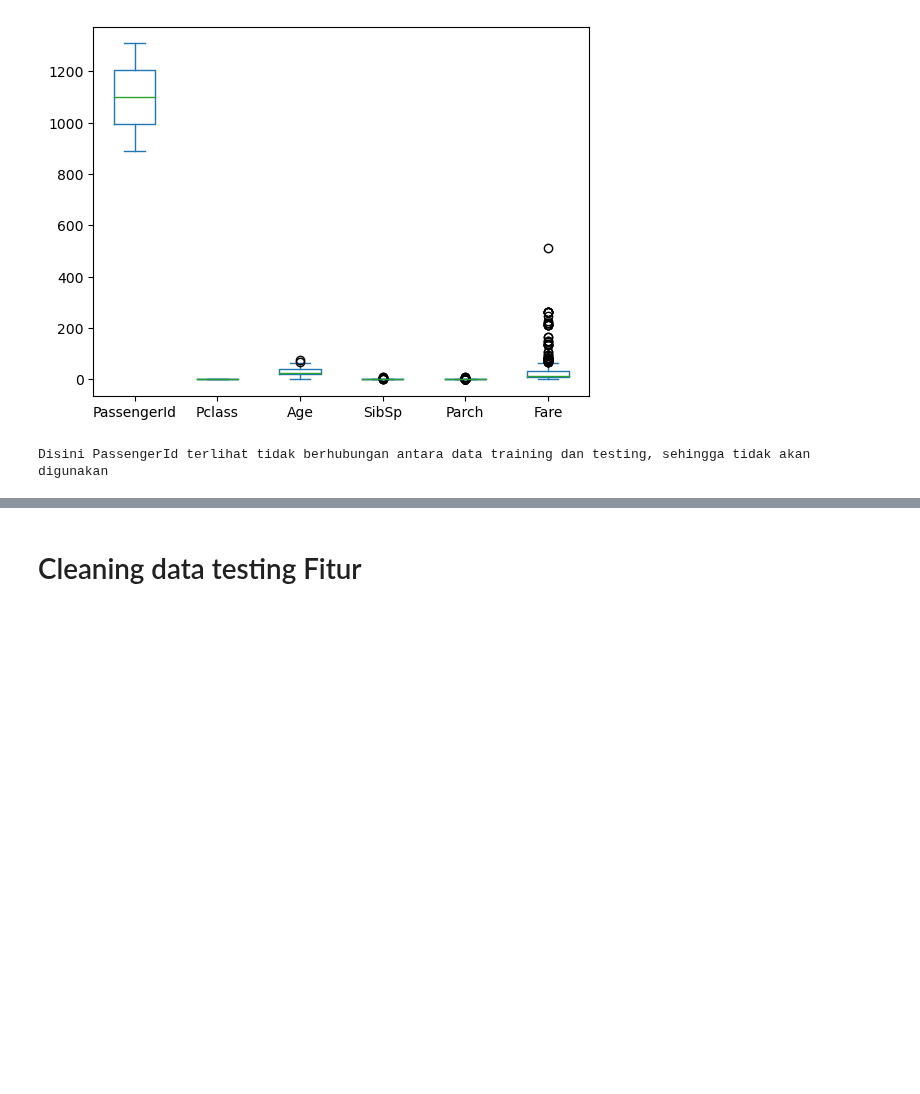
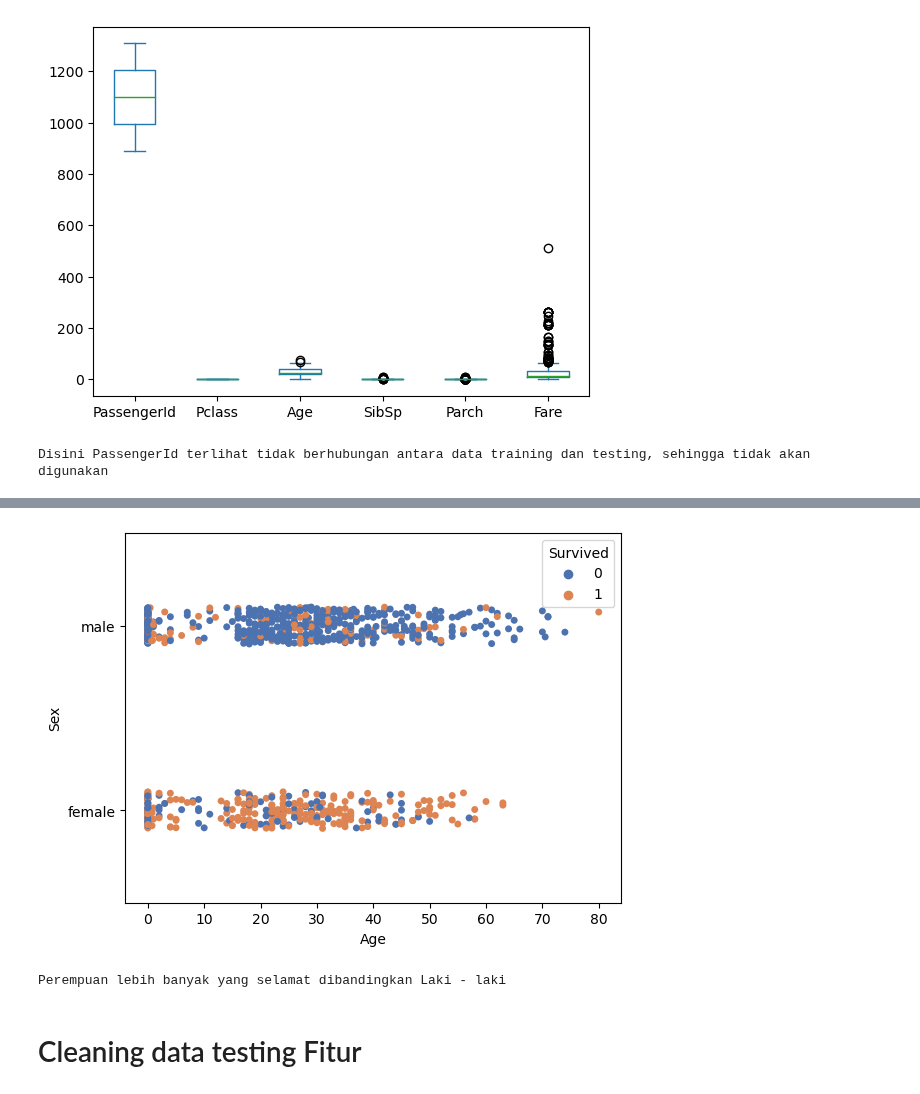
Before and after one commit to Ajhie1987/Python_Train, a Jupyter notebook: Final_Assign.ipynb, the cells around one changed output, grey strips where cells are left out. Drawn from its saved outputs; the diff is of its cells as text; code cells hidden in the pictures; blank space fills up the shorter version.

```diff
--- a/Final_Assign.ipynb
+++ b/Final_Assign.ipynb
@@ -122,3 +127,10 @@ Disini PassengerId terlihat tidak berhubungan antara data training dan testing,
+# %%
+sns.stripplot(x='Age', y='Sex', hue= 'Survived', data=df_train, palette='deep')
+plt.show()
+print('Perempuan lebih banyak yang selamat dibandingkan Laki - laki')
+# %% [output]
+[figure, added]
+Perempuan lebih banyak yang selamat dibandingkan Laki - laki
 # %% [markdown]
 # Cleaning data testing Fitur
 # %%
```
Also changed, not shown: parts of 5 cells of this notebook.
